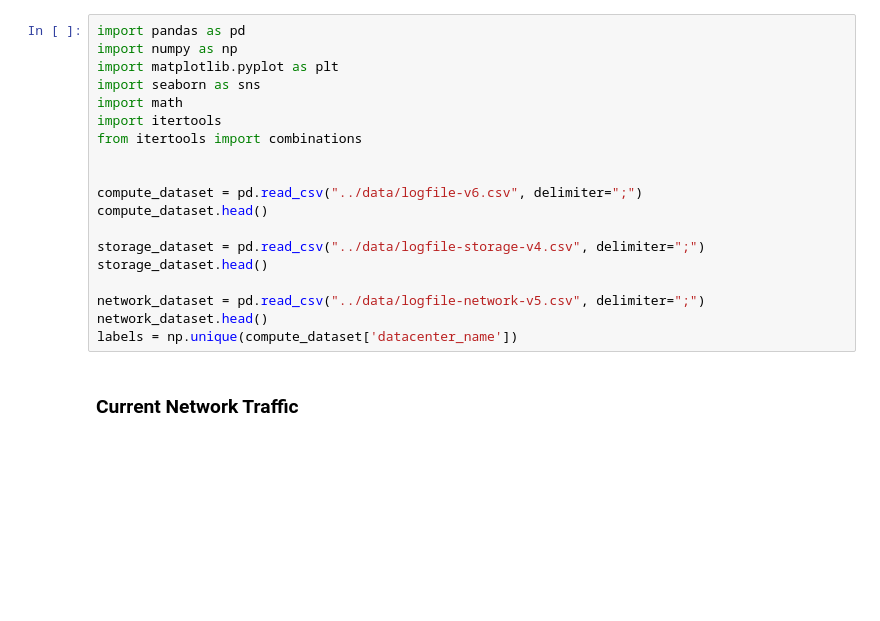
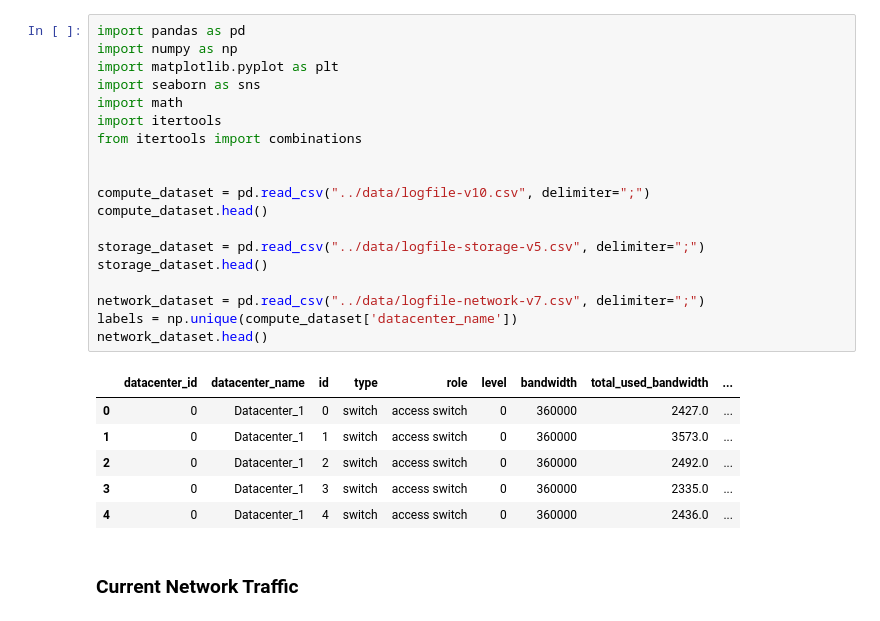
Before and after one commit to KhalidAFarah/cloud-energy-efficiency, a Jupyter notebook: evaluation/network_traffic.ipynb, the cells around one changed output. Drawn from its saved outputs; the diff is of its cells as text; blank space fills up the shorter version.

```diff
--- a/evaluation/network_traffic.ipynb
+++ b/evaluation/network_traffic.ipynb
@@ -1,22 +1,29 @@
 # %%
 import pandas as pd
 import numpy as np
 import matplotlib.pyplot as plt
 import seaborn as sns
 import math
 import itertools
 from itertools import combinations
 
 
-compute_dataset = pd.read_csv("../data/logfile-v6.csv", delimiter=";")
+compute_dataset = pd.read_csv("../data/logfile-v10.csv", delimiter=";")
 compute_dataset.head()
 
-storage_dataset = pd.read_csv("../data/logfile-storage-v4.csv", delimiter=";")
+storage_dataset = pd.read_csv("../data/logfile-storage-v5.csv", delimiter=";")
 storage_dataset.head()
 
-network_dataset = pd.read_csv("../data/logfile-network-v5.csv", delimiter=";")
+network_dataset = pd.read_csv("../data/logfile-network-v7.csv", delimiter=";")
+labels = np.unique(compute_dataset['datacenter_name'])
 network_dataset.head()
-labels = np.unique(compute_dataset['datacenter_name'])
+# %% [output]
+|  | datacenter_id | datacenter_name | id | type | role | level | bandwidth | total_used_bandwidth | ... |
+| 0 | 0 | Datacenter_1 | 0 | switch | access switch | 0 | 360000 | 2427.0 | ... |
+| 1 | 0 | Datacenter_1 | 1 | switch | access switch | 0 | 360000 | 3573.0 | ... |
+| 2 | 0 | Datacenter_1 | 2 | switch | access switch | 0 | 360000 | 2492.0 | ... |
+| 3 | 0 | Datacenter_1 | 3 | switch | access switch | 0 | 360000 | 2335.0 | ... |
+| 4 | 0 | Datacenter_1 | 4 | switch | access switch | 0 | 360000 | 2436.0 | ... |
 # %% [markdown]
 ### Current Network Traffic
 # %%
```
Also changed, not shown: parts of 12 cells of this notebook, 2 other files.
